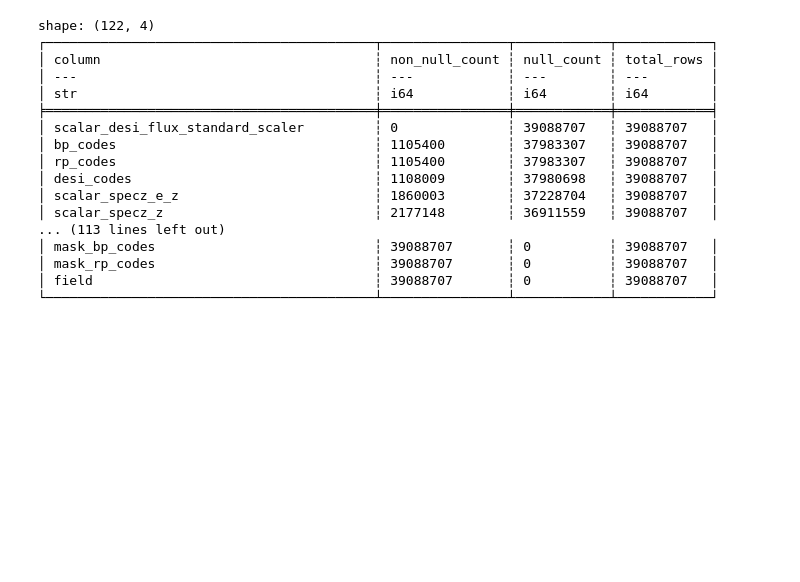
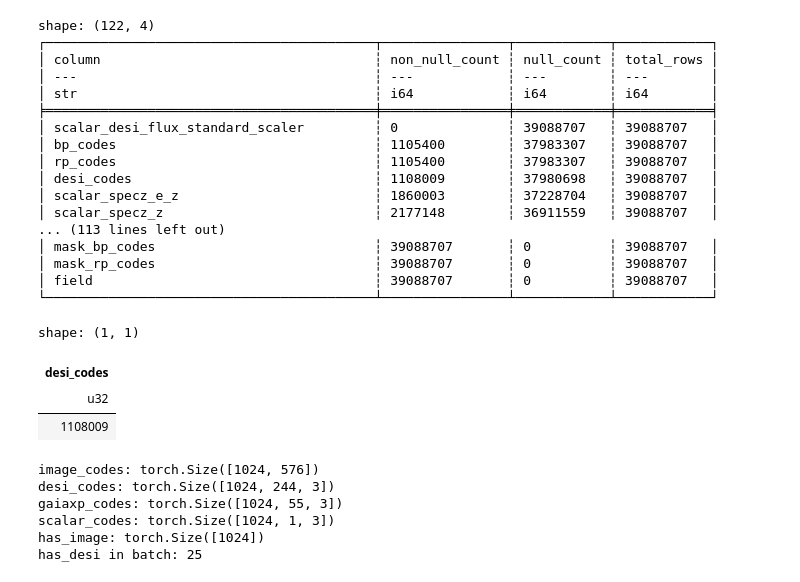
Before and after one commit to Schwarzam/projetoFM, a Jupyter notebook: dev.ipynb, the cells around one changed output. Drawn from its saved outputs; the diff is of its cells as text; code cells hidden in the pictures; blank space fills up the shorter version.

```diff
--- a/dev.ipynb
+++ b/dev.ipynb
@@ -434,3 +434,10 @@ shape: (122, 4)
 │ mask_rp_codes                            ┆ 39088707       ┆ 0          ┆ 39088707   │
 │ field                                    ┆ 39088707       ┆ 0          ┆ 39088707   │
 └──────────────────────────────────────────┴────────────────┴────────────┴────────────┘
+# %%
+final_all.select(pl.col("desi_codes").is_not_null()).sum()
+# %% [output]
+shape: (1, 1)
+| desi_codes |
+| u32 |
+| 1108009 |
@@ -570,0 +672,31 @@ def build_samples_from_final_all(final_all: pl.DataFrame):
+# %%
+import numpy as np
+from torch.utils.data import DataLoader
+
+# Pick scalar cols only if you DO NOT have `scalar_codes`
+scalar_cols = []
+if "scalar_codes" not in final_all.columns:
+    # choose explicit ones if needed (replace later)
+    scalar_cols = ["scalar_a_pixel_det", "scalar_b_pixel_det", "scalar_desi_flux_standard_scaler"]
+
+n = min(1_000_000, final_all.height)
+rng = np.random.default_rng(42)
+sample_indices = rng.choice(final_all.height, size=n, replace=False)
+
+ds = PolarsMMRvqDataset(final_all, indices=sample_indices, scalar_cols=scalar_cols)
+dl = DataLoader(ds, batch_size=1024, shuffle=True, collate_fn=collate_mm, num_workers=0, pin_memory=True)
+
+batch = next(iter(dl))
+print("image_codes:", batch["image_codes"].shape)
+print("desi_codes:", batch["desi_codes"].shape)
+print("gaiaxp_codes:", batch["gaiaxp_codes"].shape)
+print("scalar_codes:", batch["scalar_codes"].shape)
+print("has_image:", batch["has_image"].shape)
+print("has_desi in batch:", batch["has_desi"].sum().item())
+# %% [output]
+image_codes: torch.Size([1024, 576])
+desi_codes: torch.Size([1024, 244, 3])
+gaiaxp_codes: torch.Size([1024, 55, 3])
+scalar_codes: torch.Size([1024, 1, 3])
+has_image: torch.Size([1024])
+has_desi in batch: 25
```
Also changed, not shown: parts of 9 cells of this notebook, 1 other file.
